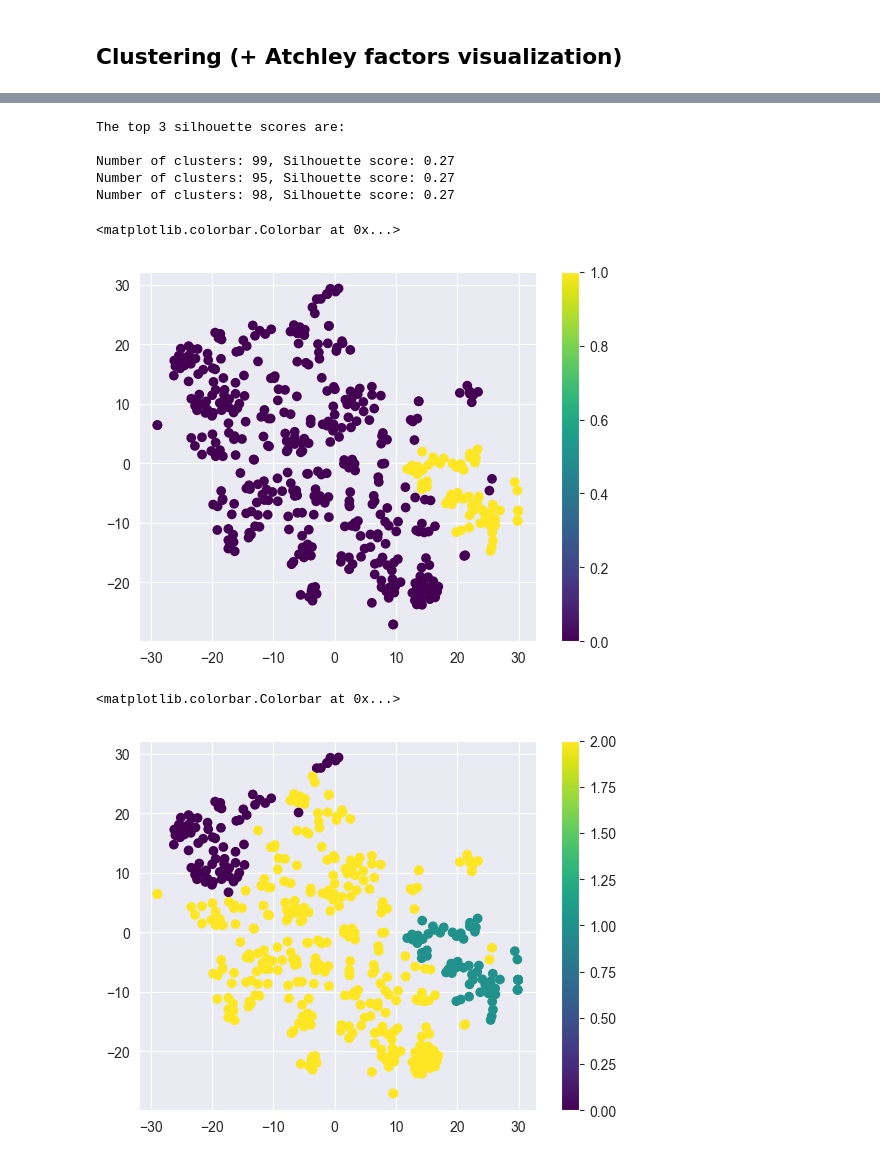
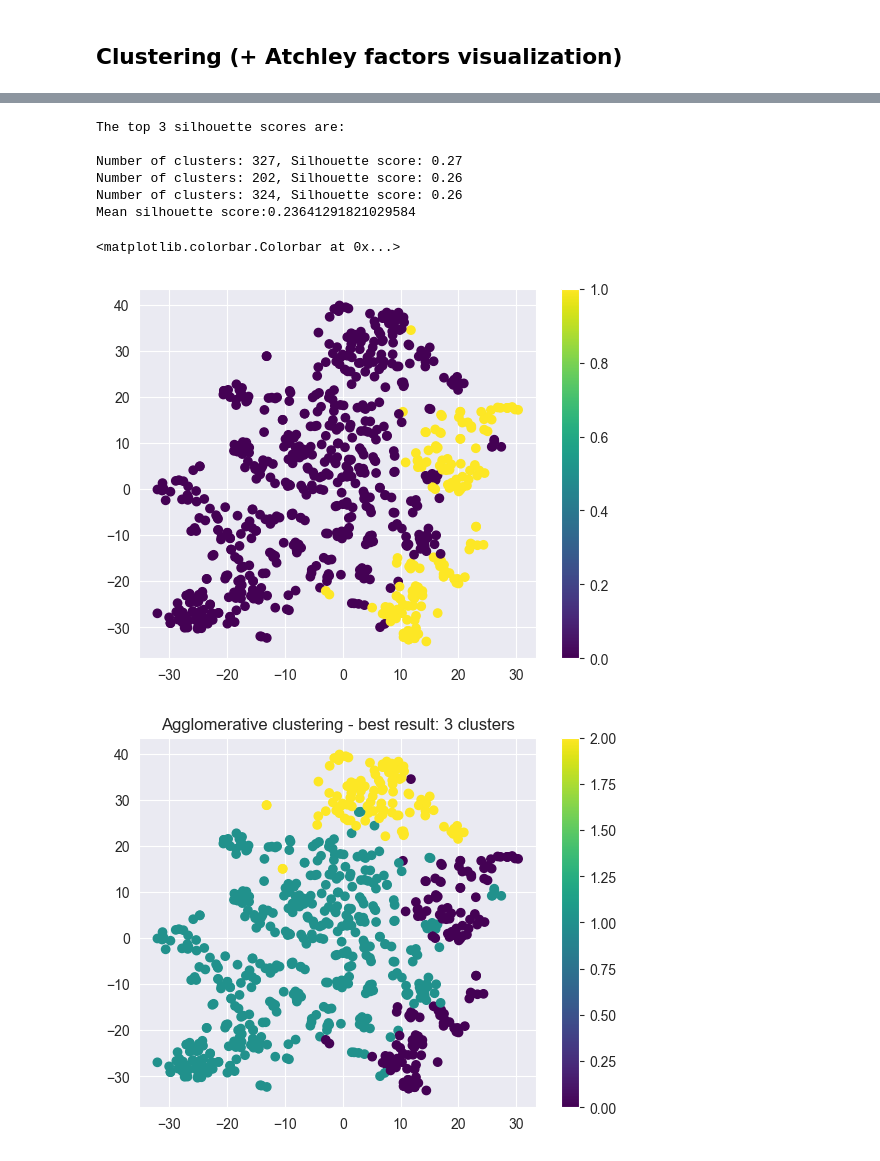
Before and after one commit to Dominule/qsAMPr, a Jupyter notebook: src/cluster_stuff/better_clustering.ipynb, the cells around one changed output, grey strips where cells are left out. Saved outputs shown, nothing was run; the diff lists cells and outputs as text; code cells hidden in the pictures.

```diff
--- a/src/cluster_stuff/better_clustering.ipynb
+++ b/src/cluster_stuff/better_clustering.ipynb
@@ -2,15 +2,15 @@
 ## Clustering (+ Atchley factors visualization)
 # %%
 import pandas as pd
-df = pd.read_csv("../data/examples_DBAASP/descriptors_positive_staphylococcus.csv")
+df = pd.read_csv("../../data/samples_DBAASP/descriptors_positive_staphylococcus.csv")
 
 # drop tail from index 450
-df = df.drop(df.index[450:])
+# df = df.drop(df.index[450:])
 # %%
-# normalizing the data using MinMaxScaler
-from sklearn.preprocessing import MinMaxScaler
+# normalizing the data using StandardScaler
+from sklearn.preprocessing import StandardScaler
 
-scaler = MinMaxScaler()
+scaler = StandardScaler()
 scaled_features = scaler.fit_transform(df)
 df_feat = pd.DataFrame(scaled_features, columns=df.columns)
 # %%
@@ -51,7 +51,7 @@ New shape: (450, 44)
 # %%
-# trash all features with "BLOSUM" in the name
-to_drop = [col for col in df_feat.columns if "BLOSUM" in col]
-df_feat = df_feat.drop(columns=to_drop)
-
-print(f"Features dropped: {to_drop}")
-print(f"New shape: {df_feat.shape}")
+# # trash all features with "BLOSUM" in the name
+# to_drop = [col for col in df_feat.columns if "BLOSUM" in col]
+# df_feat = df_feat.drop(columns=to_drop)
+#
+# print(f"Features dropped: {to_drop}")
+# print(f"New shape: {df_feat.shape}")
@@ -148,7 +165,7 @@ from sklearn import metrics
 from sklearn.cluster import AgglomerativeClustering
 
 silhouette_scores = []
-for i in range(2, 200):
+for i in range(2, 500):
     agg = AgglomerativeClustering(n_clusters=i).fit(df_feat)
     score = metrics.silhouette_score(df_feat, agg.labels_, metric='euclidean')
     silhouette_scores.append(score)
@@ -158,12 +175,16 @@ dict_scores = sorted(zip(number_of_clusters, silhouette_scores), key=lambda x: x
 print("The top 3 silhouette scores are:\n")
 for i in range(3):
     print(f"Number of clusters: {dict_scores[i][0]}, Silhouette score: {dict_scores[i][1]:.2f}")
+
+avg = sum(silhouette_scores) / len(silhouette_scores)
+print("Mean silhouette score:" + str(avg))
 # %% [output]
 The top 3 silhouette scores are:
 
-Number of clusters: 99, Silhouette score: 0.27
-Number of clusters: 95, Silhouette score: 0.27
-Number of clusters: 98, Silhouette score: 0.27
+Number of clusters: 327, Silhouette score: 0.27
+Number of clusters: 202, Silhouette score: 0.26
+Number of clusters: 324, Silhouette score: 0.26
+Mean silhouette score:0.23641291821029584
 # %%
 # Agglomerative clustering with 2 clusters
 agg = AgglomerativeClustering(n_clusters=2).fit(df_feat)
@@ -173,17 +194,18 @@ plt.scatter(tsne_result[:, 0], tsne_result[:, 1], c=agg.labels_, cmap='viridis')
 plt.colorbar()
 # %% [output]
 <matplotlib.colorbar.Colorbar at 0x...>
-[figure, old version]
+[figure, new version]
 # %%
 # Agglomerative clustering with 3 clusters
 agg = AgglomerativeClustering(n_clusters=3).fit(df_feat)
 
 # show plot
 plt.scatter(tsne_result[:, 0], tsne_result[:, 1], c=agg.labels_, cmap='viridis')
 plt.colorbar()
+plt.title("Agglomerative clustering - best result: 3 clusters")
+plt.savefig("Agglomerative_3_clusters.png")
 # %% [output]
-<matplotlib.colorbar.Colorbar at 0x...>
-[figure, old version]
+[figure, new version]
 # %%
 # TSNE, KMeans
 tsne = TSNE(n_components=2, random_state=42)
```
Also changed, not shown: parts of 10 cells of this notebook, 11 other files.
